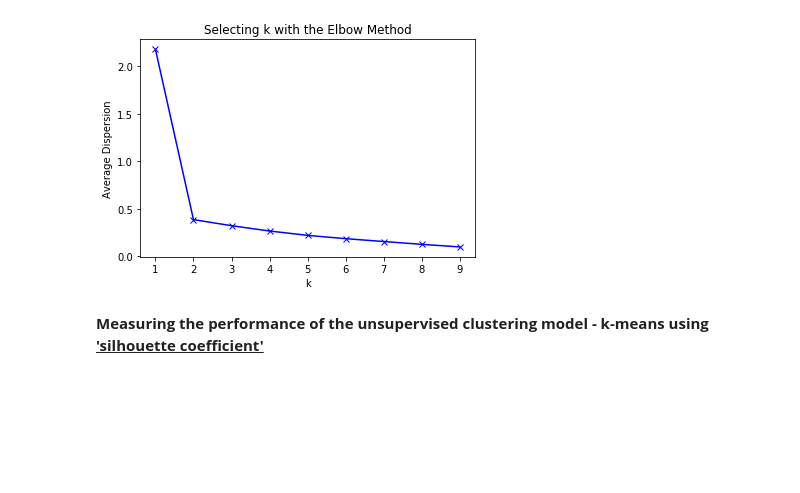
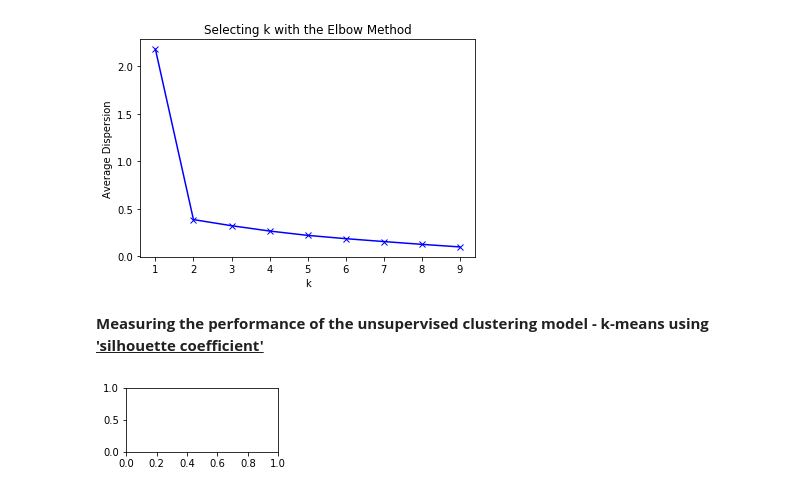
Before and after one commit to Anshul-GH/scikit-learn-application, a Jupyter notebook: MachineLearningWithScikit-learnEbook.ipynb, the cells around one changed output. Drawn from its saved outputs; the diff is of its cells as text; code cells hidden in the pictures; blank space fills up the shorter version.

Commit message:
Measuring the performance of the unsupervised clustering model - k-means using 'silhouette coefficient'

```diff
--- a/MachineLearningWithScikit-learnEbook.ipynb
+++ b/MachineLearningWithScikit-learnEbook.ipynb
@@ -1909,3 +1909,16 @@ plt.show()
 [figure]
 # %% [markdown]
 <b>Measuring the performance of the unsupervised clustering model - k-means using <u>'silhouette coefficient'</u></b>
+# %%
+import numpy as np
+import pandas as pd
+from sklearn.cluster import KMeans
+from sklearn import metrics
+import matplotlib.pyplot as plt
+
+plt.subplot(3, 2, 1)
+x1 = np.array([1, 2, 3, 1, 5, 6, 5, 5, 6, 7, 8, 9, 7, 9])
+x2 = np.array([1, 3, 2, 2, 8, 6, 7, 6, 7, 1, 2, 1, 1, 3])
+X = np.array(pd.DataFrame(list(zip(x1, x2))))
+# %% [output]
+[figure, added]
```
Also changed, not shown: parts of 1 cell of this notebook.
